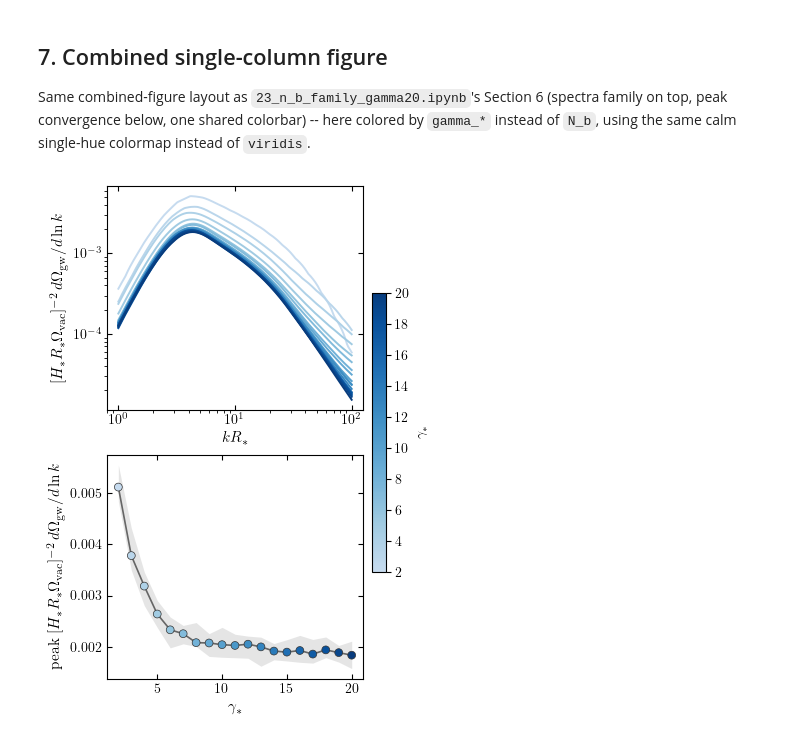
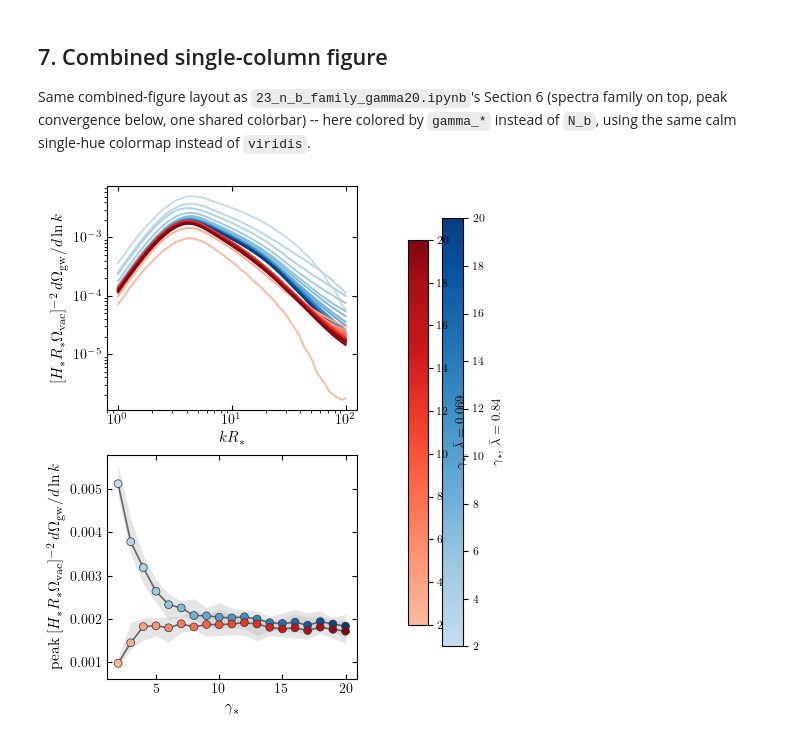
Before and after one commit to MSABuschmann/PhaseTransitionBuilder, a Jupyter notebook: notebooks/20_n128_gamma_star_family.ipynb, the cells around one changed output. Saved outputs shown, nothing was run; the diff lists cells and outputs as text; code cells hidden in the pictures.

Commit message:
Overlay lambda_bar=0.069 gamma_*/N_b families (Reds) on the combined lambda_bar=0.84 plots

```diff
--- a/notebooks/20_n128_gamma_star_family.ipynb
+++ b/notebooks/20_n128_gamma_star_family.ipynb
@@ -542,6 +542,7 @@ Same combined-figure layout as `23_n_b_family_gamma20.ipynb`'s Section 6
 here colored by `gamma_*` instead of `N_b`, using the same calm single-hue
 colormap instead of `viridis`.
 # %%
+import pickle
 import matplotlib.colors as mcolors
 
 
@@ -555,39 +556,90 @@ def truncate_colormap(cmap, minval=0.25, maxval=0.95, n=256):
         cmap(np.linspace(minval, maxval, n)))
 
 
+# lambda_bar=0.069 gamma_*-family (same N_b=128, same gamma_* grid, its own
+# gs1-20 scan), built by an identical standalone script -- overlaid here
+# (in Reds) on the same axes as the lambda_bar=0.84 family (Blues) above,
+# so the two families' peak amplitudes can be compared directly.
+with open(DATA / 'gamma_star_weights_lb0p069_N128_ens16_reconstructed.pkl', 'rb') as f:
+    d069 = pickle.load(f)
+GAMMA_STARS_069 = d069['GAMMA_STARS']
+X_PLOT_069 = d069['X_PLOT']
+LAMBDA_BAR_069 = d069['LAMBDA_BAR']
+ensembles_069 = d069['ensembles']
+reconstructions_median_069 = d069['reconstructions_median']
+case_meta_069 = d069['case_meta']
+
+peak_median_069 = np.zeros(len(GAMMA_STARS_069))
+peak_min_069 = np.zeros(len(GAMMA_STARS_069))
+peak_max_069 = np.zeros(len(GAMMA_STARS_069))
+for ig, gamma_star in enumerate(GAMMA_STARS_069):
+    meta = case_meta_069[float(gamma_star)]
+    k_plot = X_PLOT_069 / meta['R_star']
+    _, y_median = energy_to_chw(k_plot, reconstructions_median_069[float(gamma_star)],
+                                meta['R_star'], LAMBDA_BAR_069, meta['L_box']**3)
+    peak_median_069[ig] = y_median.max()
+    peaks_per_realization = np.array([
+        energy_to_chw(k_plot, spec, meta['R_star'], LAMBDA_BAR_069, meta['L_box']**3)[1].max()
+        for spec in ensembles_069[float(gamma_star)]
+    ])
+    peak_min_069[ig] = peaks_per_realization.min()
+    peak_max_069[ig] = peaks_per_realization.max()
+
+
 norm = Normalize(vmin=GAMMA_STARS.min(), vmax=GAMMA_STARS.max())
+norm_069 = Normalize(vmin=GAMMA_STARS_069.min(), vmax=GAMMA_STARS_069.max())
 cmap = truncate_colormap(plt.get_cmap('Blues'))
+cmap_069 = truncate_colormap(plt.get_cmap('Reds'))
 
-fig, (ax_top, ax_bot) = plt.subplots(2, 1, figsize=(3.6, 6.4))
+fig, (ax_top, ax_bot) = plt.subplots(2, 1, figsize=(4.6, 6.4))
 
 # --- Top: spectra family -----------------------------------------------
 for gamma_star in GAMMA_STARS:
     meta = case_meta[float(gamma_star)]
     k_plot = X_PLOT / meta['R_star']
     x, y = energy_to_chw(k_plot, reconstructions_median[float(gamma_star)],
                          meta['R_star'], LAMBDA_BAR, meta['L_box']**3)
     ax_top.plot(x, y, color=cmap(norm(gamma_star)), lw=1.4)
+
+for gamma_star in GAMMA_STARS_069:
+    meta = case_meta_069[float(gamma_star)]
+    k_plot = X_PLOT_069 / meta['R_star']
+    x, y = energy_to_chw(k_plot, reconstructions_median_069[float(gamma_star)],
+                         meta['R_star'], LAMBDA_BAR_069, meta['L_box']**3)
+    ax_top.plot(x, y, color=cmap_069(norm_069(gamma_star)), lw=1.4)
 
 ax_top.set_xscale('log')
 ax_top.set_yscale('log')
 ax_top.set_xlabel(r'$kR_*$', fontsize=11)
 ax_top.set_ylabel(r'$[H_*R_*\Omega_{\rm vac}]^{-2}\,d\Omega_{\rm gw}/d\ln k$', fontsize=11)
 ax_top.tick_params(axis='both', labelsize=10, top=True, right=True, direction='in')
 
 # --- Bottom: peak convergence, colored the same way as the spectra -----
 ax_bot.fill_between(GAMMA_STARS, peak_min, peak_max, color='0.75', alpha=0.4, linewidth=0)
 ax_bot.plot(GAMMA_STARS, peak_median, '-', color='0.4', lw=1.2, zorder=2)
 ax_bot.scatter(GAMMA_STARS, peak_median, c=GAMMA_STARS, cmap=cmap, norm=norm,
               s=32, zorder=3, edgecolor='0.2', linewidth=0.5)
 
+ax_bot.fill_between(GAMMA_STARS_069, peak_min_069, peak_max_069, color='0.75', alpha=0.4, linewidth=0)
+ax_bot.plot(GAMMA_STARS_069, peak_median_069, '-', color='0.4', lw=1.2, zorder=2)
+ax_bot.scatter(GAMMA_STARS_069, peak_median_069, c=GAMMA_STARS_069, cmap=cmap_069, norm=norm_069,
+              s=32, zorder=3, edgecolor='0.2', linewidth=0.5)
+
 ax_bot.set_xlabel(r'$\gamma_*$', fontsize=11)
 ax_bot.set_ylabel(r'peak $[H_*R_*\Omega_{\rm vac}]^{-2}\,d\Omega_{\rm gw}/d\ln k$', fontsize=11)
 ax_bot.tick_params(axis='both', labelsize=10, top=True, right=True, direction='in')
 
-fig.colorbar(ScalarMappable(norm=norm, cmap=cmap), ax=[ax_top, ax_bot],
-            label=r'$\gamma_*$', fraction=0.05, pad=0.03)
+cb1 = fig.colorbar(ScalarMappable(norm=norm, cmap=cmap), ax=[ax_top, ax_bot],
+                   fraction=0.06, pad=0.04)
+cb1.set_label(r'$\gamma_*$, $\bar\lambda=0.84$', fontsize=9)
+cb1.ax.tick_params(labelsize=8)
+
+cb2 = fig.colorbar(ScalarMappable(norm=norm_069, cmap=cmap_069), ax=[ax_top, ax_bot],
+                   fraction=0.06, pad=0.16)
+cb2.set_label(r'$\gamma_*$, $\bar\lambda=0.069$', fontsize=9)
+cb2.ax.tick_params(labelsize=8)
 
 fig.savefig(PLOTS_DIR / 'n128_gamma_star_family_combined.pdf', bbox_inches='tight')
 plt.show()
 # %% [output]
-[figure, old version]
+[figure, new version]
```
Also changed, not shown: parts of 2 cells of this notebook, 3 other files.
